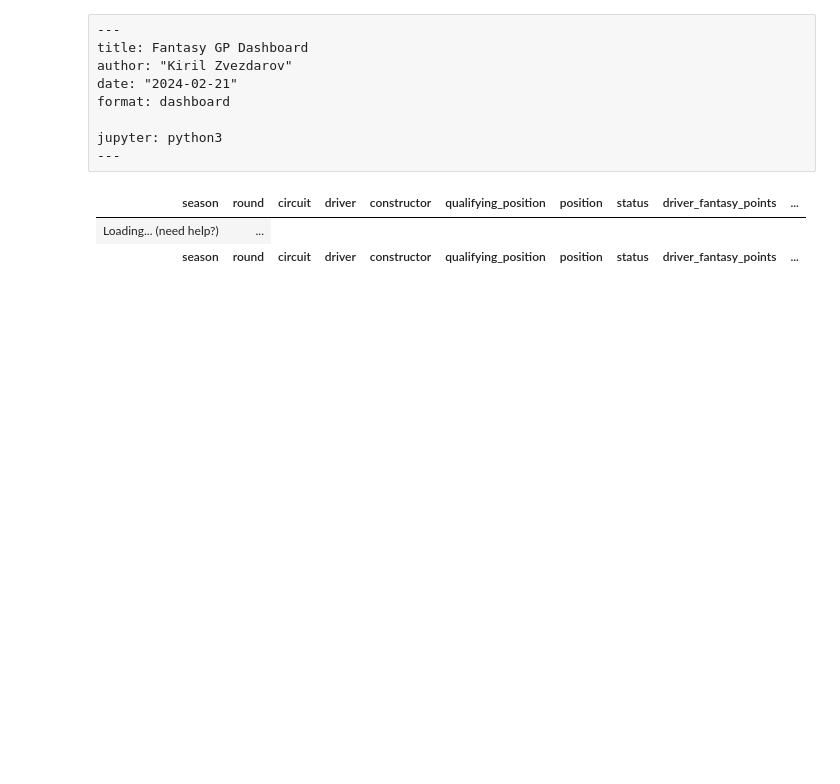
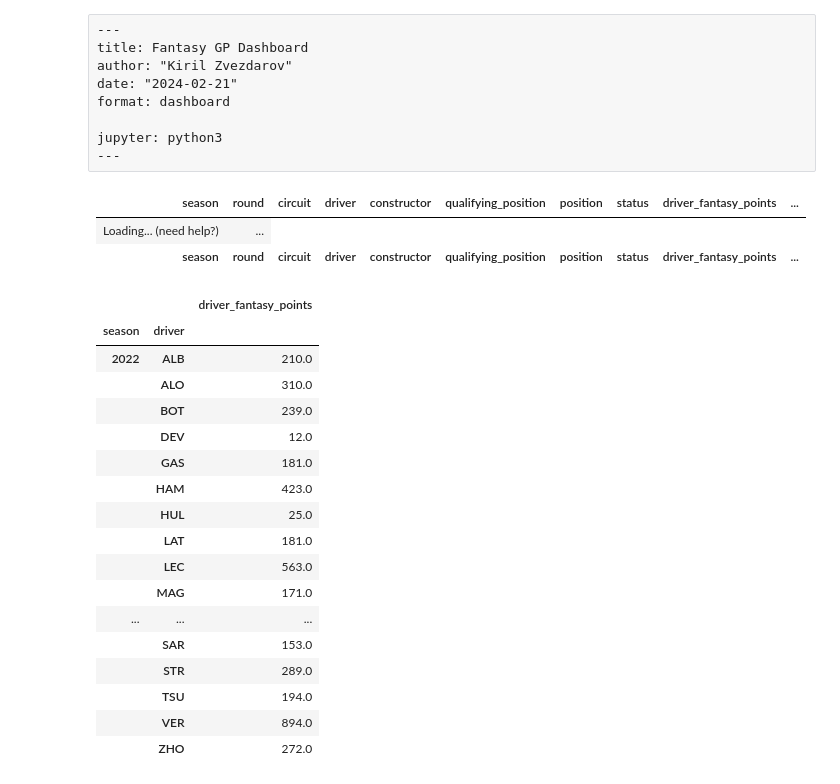
Before and after one commit to kzvezdarov/kzvezdarov.github.io, a Jupyter notebook: fantasygp_dashboard.ipynb, the cells around one changed output. Drawn from its saved outputs; the diff is of its cells as text; code cells hidden in the pictures; blank space fills up the shorter version.

```diff
--- a/fantasygp_dashboard.ipynb
+++ b/fantasygp_dashboard.ipynb
@@ -122,7 +122,7 @@ def get_season_data(season):
 
 
 def get_seasons_data(seasons):
-    return pd.concat([get_season_data(season) for season in seasons])
+    return pd.concat([get_season_data(season) for season in seasons]).reset_index(drop=True)
 # %%
 # | output: false
 # | echo: false
@@ -160,10 +160,9 @@ def add_scoring_cols(df: pd.DataFrame) -> pd.DataFrame:
             # Smaller grid pos. = better; the grid position is compared
             # to the reversed grid array in the group (essentially
             # we create a cartesian product of the grid pos.)
-            lambda g: g["grid_position"]
-            < g["grid_position"].iloc[::-1].values
-        )
-        .values,
+            lambda g: g["qualifying_position"]
+            < g["qualifying_position"].iloc[::-1].values
+        ),
         # Same as the previous column, but for finishing position in the race.
         beat_teammate_race=lambda x: x.groupby(
             ["season", "circuit", "constructor"], group_keys=False
@@ -171,8 +170,7 @@ def add_scoring_cols(df: pd.DataFrame) -> pd.DataFrame:
         .apply(
             lambda g: (g["position"] < g["position"].iloc[::-1].values)
             & g["status"].isin(STATUS_FINISHED)
-        )
-        .values,
+        ),
         has_fastest_lap=lambda x: x["fastest_lap"] == 1,
     )
 
@@ -258,3 +256,24 @@ show(
 s = fastf1.get_session(2022, "Saudi Arabia", "Race")
 s.load(telemetry=False, laps=True, weather=True)
 s.track_status
+# %%
+score_df.groupby(["season", "driver"])[["driver_fantasy_points"]].sum()
+# %% [output]
+|  |  | driver_fantasy_points |
+| season | driver |  |
+| 2022 | ALB | 210.0 |
+|  | ALO | 310.0 |
+|  | BOT | 239.0 |
+|  | DEV | 12.0 |
+|  | GAS | 181.0 |
+|  | HAM | 423.0 |
+|  | HUL | 25.0 |
+|  | LAT | 181.0 |
+|  | LEC | 563.0 |
+|  | MAG | 171.0 |
+| ... | ... | ... |
+|  | SAR | 153.0 |
+|  | STR | 289.0 |
+|  | TSU | 194.0 |
+|  | VER | 894.0 |
+|  | ZHO | 272.0 |
```
Also changed, not shown: parts of 2 cells of this notebook, 2 other files.
